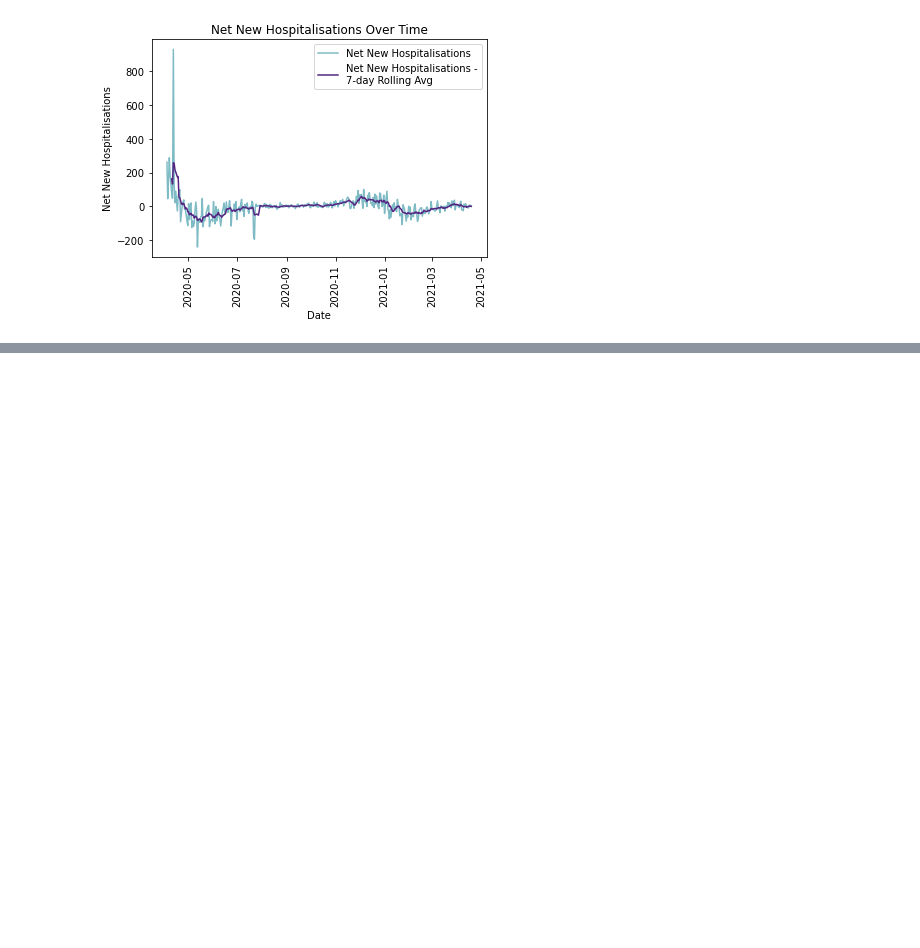
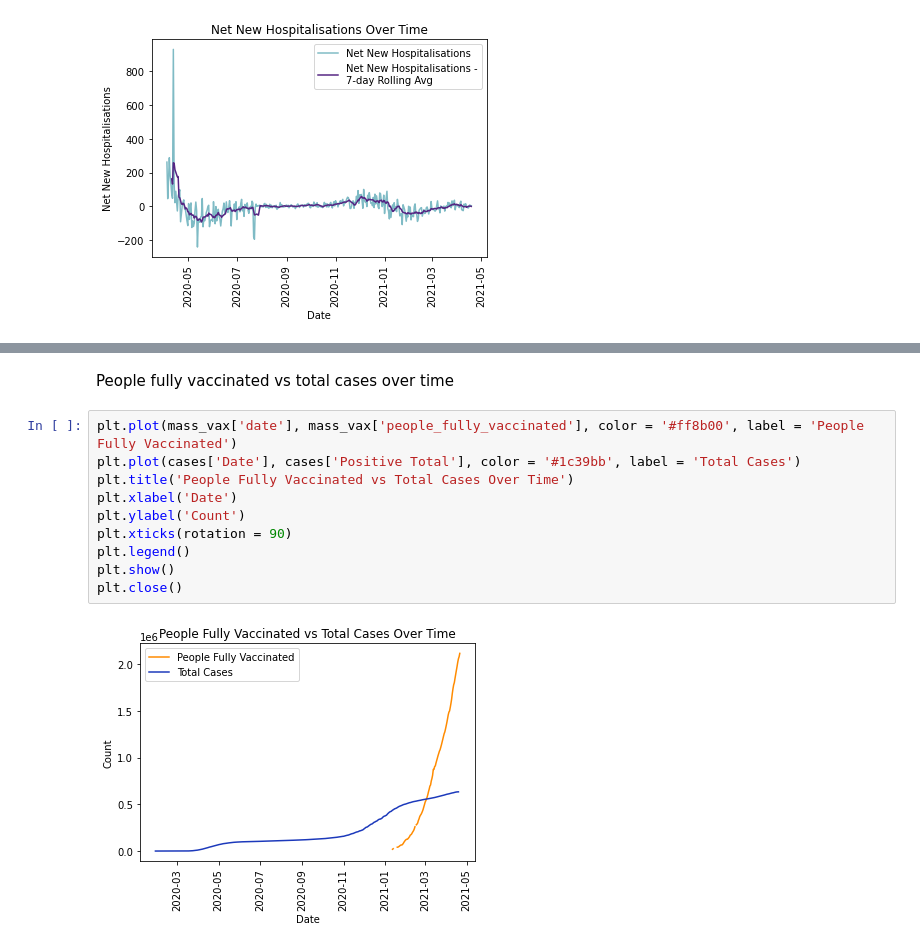
Before and after one commit to samar14641/covid-visualisations, a Jupyter notebook: massachusettsPlots.ipynb, the cells around one changed output, grey strips where cells are left out. Drawn from its saved outputs; the diff is of its cells as text; blank space fills up the shorter version.

```diff
--- a/pyWork.ipynb
+++ b/massachusettsPlots.ipynb
@@ -253,0 +287,14 @@ plt.close()
+# %% [markdown]
+People fully vaccinated vs total cases over time
+# %%
+plt.plot(mass_vax['date'], mass_vax['people_fully_vaccinated'], color = '#ff8b00', label = 'People Fully Vaccinated')
+plt.plot(cases['Date'], cases['Positive Total'], color = '#1c39bb', label = 'Total Cases')
+plt.title('People Fully Vaccinated vs Total Cases Over Time')
+plt.xlabel('Date')
+plt.ylabel('Count')
+plt.xticks(rotation = 90)
+plt.legend()
+plt.show()
+plt.close()
+# %% [output]
+[figure, added]
```
Also changed, not shown: parts of 9 cells of this notebook, 2 other files.
